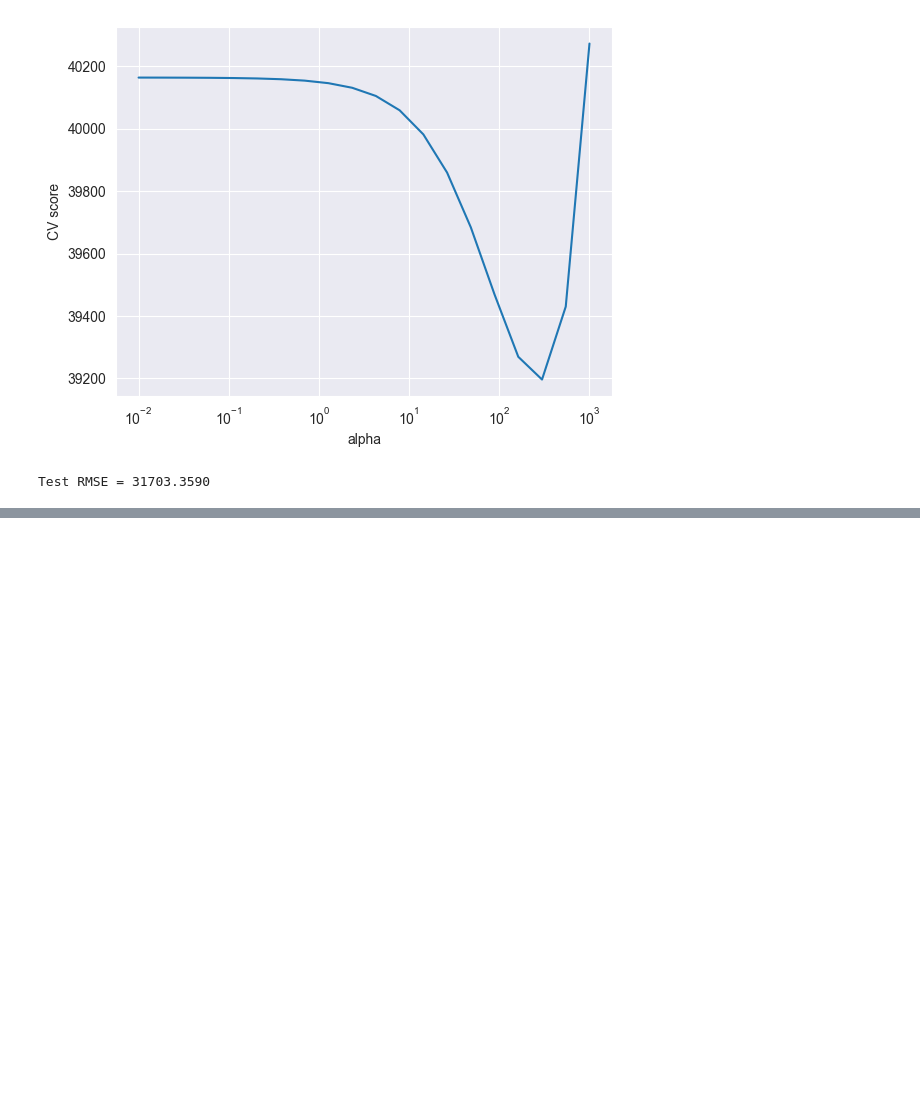
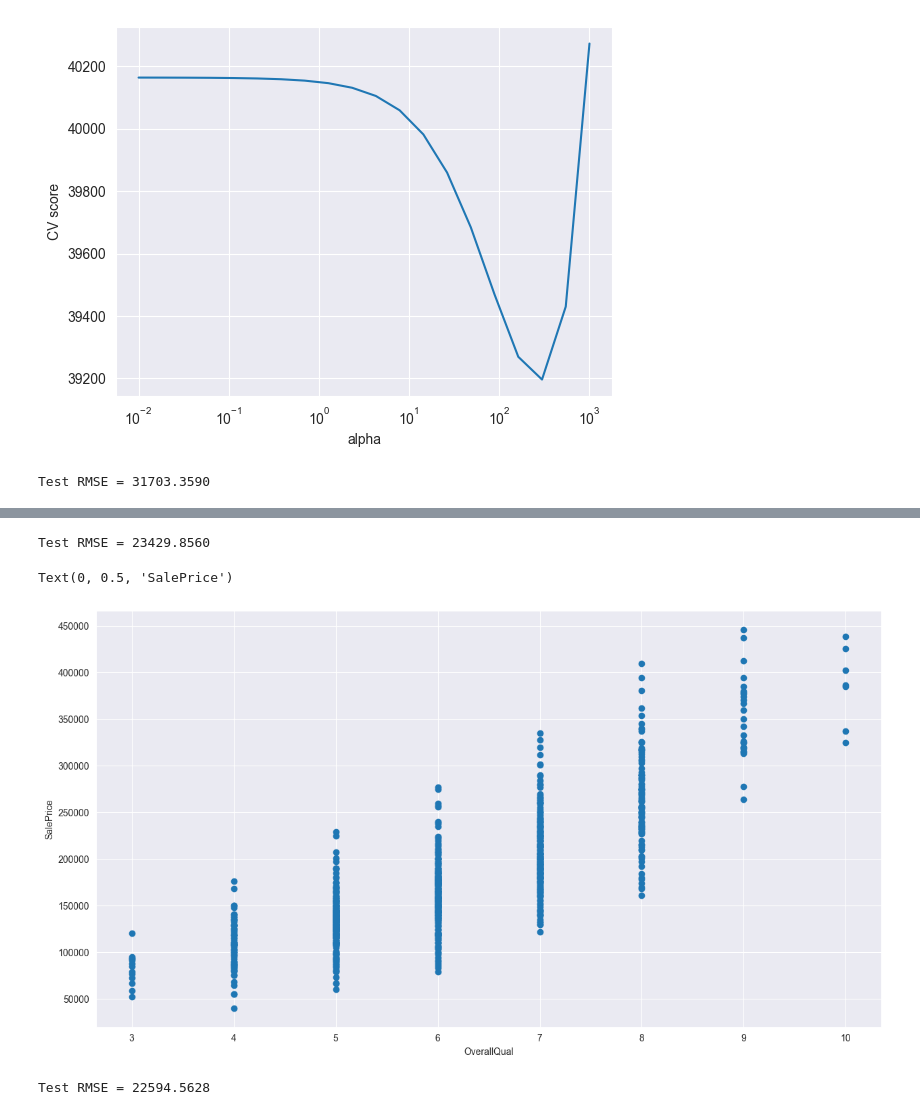
Before and after one commit to Nuxelka/linear_model_test, a Jupyter notebook: main.ipynb, the cells around one changed output, grey strips where cells are left out. Drawn from its saved outputs; the diff is of its cells as text; code cells hidden in the pictures; blank space fills up the shorter version.

```diff
--- a/main.ipynb
+++ b/main.ipynb
@@ -189,0 +330,26 @@ Test RMSE = 31703.3590
+# %%
+# попробую разделить данные
+
+column_transformer = ColumnTransformer([
+    ('ohe', OneHotEncoder(handle_unknown="ignore"), categorical),
+    ('scaling', StandardScaler(), numeric_features)
+])
+
+pipeline = Pipeline(steps=[
+    ('ohe_and_scaling', column_transformer),
+    ('regression', Ridge())
+])
+
+model = pipeline.fit(X_train, y_train)
+y_pred = model.predict(X_test)
+print("Test RMSE = %.4f" % root_mean_squared_error(y_test, y_pred))
+# %% [output]
+Test RMSE = 23429.8560
+# %%
+plt.figure(figsize=(15, 8))
+plt.scatter(X_train.OverallQual, y_train)
+plt.xlabel('OverallQual')
+plt.ylabel('SalePrice')
+# %% [output]
+Text(0, 0.5, 'SalePrice')
+[figure, added]
@@ -189,0 +363,35 @@ Test RMSE = 31703.3590
+# %%
+column_transformer1 = ColumnTransformer([
+    ('ohe', OneHotEncoder(handle_unknown="ignore"), categorical),
+    ('scaling', StandardScaler(), numeric_features)
+])
+
+pipeline1 = Pipeline(steps=[
+    ('ohe_and_scaling', column_transformer1),
+    ('regression', Ridge())
+])
+
+column_transformer2 = ColumnTransformer([
+    ('ohe', OneHotEncoder(handle_unknown="ignore"), categorical),
+    ('scaling', StandardScaler(), numeric_features)
+])
+
+pipeline2 = Pipeline(steps=[
+    ('ohe_and_scaling', column_transformer2),
+    ('regression', Ridge())
+])
+
+
+
+model1 = pipeline1.fit(X_train_1, y_train_1)
+model2 = pipeline2.fit(X_train_2, y_train_2)
+
+y_pred_1 = model1.predict(X_test)
+y_pred_2 = model2.predict(X_test)
+mask_test = (X_test.OverallQual <= threshold)
+y_pred = y_pred_1.copy()
+y_pred[~mask_test] = y_pred_2[~mask_test]
+
+print("Test RMSE = %.4f" % root_mean_squared_error(y_test, y_pred))
+# %% [output]
+Test RMSE = 22594.5628
```
Also changed, not shown: parts of 14 cells of this notebook.
